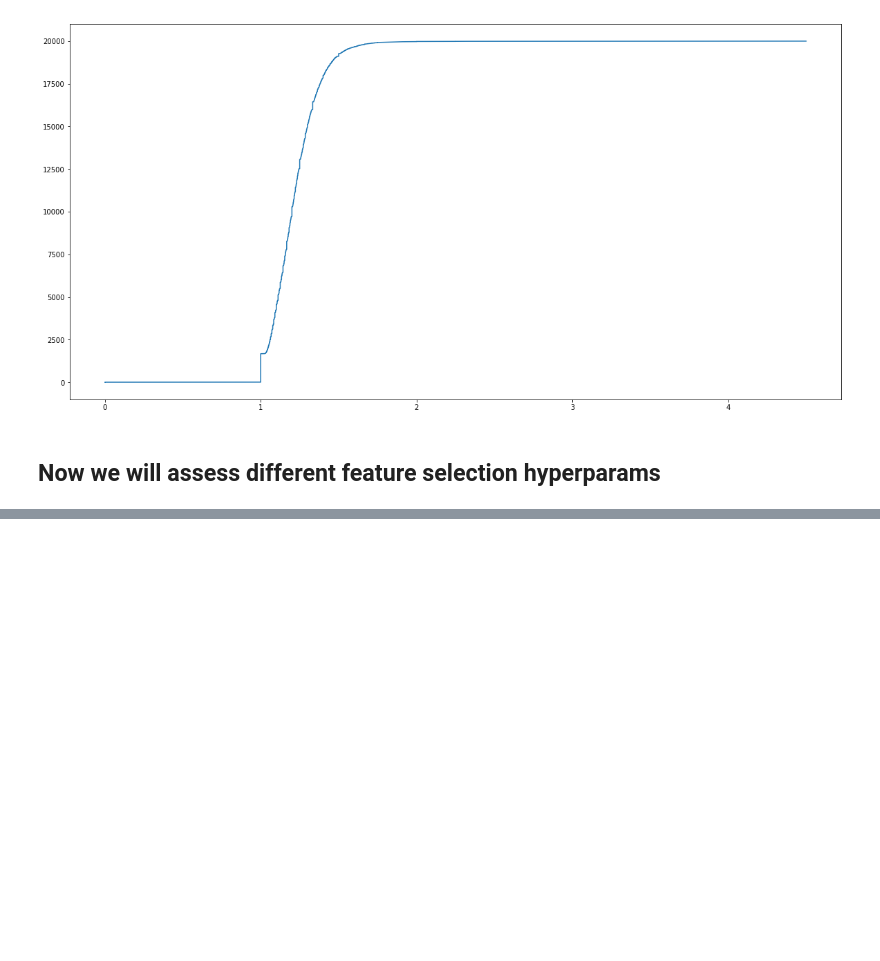
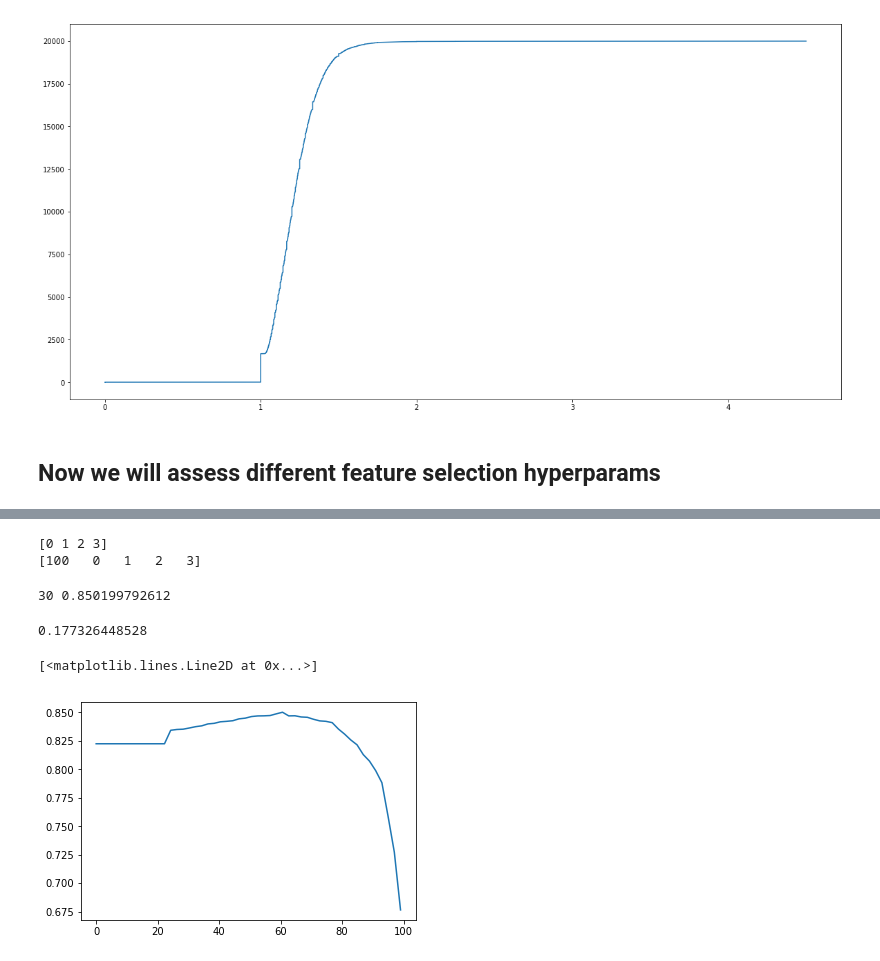
Before and after one commit to bhoscheit/CS-155-Miniproject-1, a Jupyter notebook: Eric_NaiveBayes.ipynb, the cells around one changed output, grey strips where cells are left out. Saved outputs shown, nothing was run; the diff lists cells and outputs as text; code cells hidden in the pictures; blank space fills up the shorter version.

```diff
--- a/Eric_NaiveBayes.ipynb
+++ b/Eric_NaiveBayes.ipynb
@@ -127,0 +174,19 @@ Qs = np.linspace(0, 100, nhypers)
+# %%
+test = np.array([0, 1, 2, 3])
+test2 = np.insert(test, 0, 100)
+print(test)
+print(test2)
+# %% [output]
+[0 1 2 3]
+[100   0   1   2   3]
+# %%
+# Take the top Q percentile weights.
+
+nhypers = 50
+Qs = np.linspace(0, 99, nhypers) # 0.1% of 1000 is 1
+whichweights = np.zeros((nhypers, D))
+
+abs_weights = np.absolute(label_weights.weights)
+for i, Q in enumerate(Qs):
+    cutoff = np.percentile(a=abs_weights, q=Q)
+    whichweights[i, :] = np.greater_equal(abs_weights, cutoff)
@@ -127,0 +197,12 @@ Qs = np.linspace(0, 100, nhypers)
+# %%
+val_scores, mean_val_scores, hyper_best_i, models = NBayesCrossVal(whichweights, X_tfifd, Y, 1, 5, 'multinomial')
+# %% [output]
+30 0.850199792612
+# %%
+percentiles = [np.percentile(a=np.absolute(label_weights.weights), q=Q) for Q in Qs]
+print(percentiles[hyper_best_i])
+plt.plot(Qs, mean_val_scores)
+# %% [output]
+0.177326448528
+[<matplotlib.lines.Line2D at 0x...>]
+[figure, added]
```
Also changed, not shown: parts of 14 cells of this notebook.
